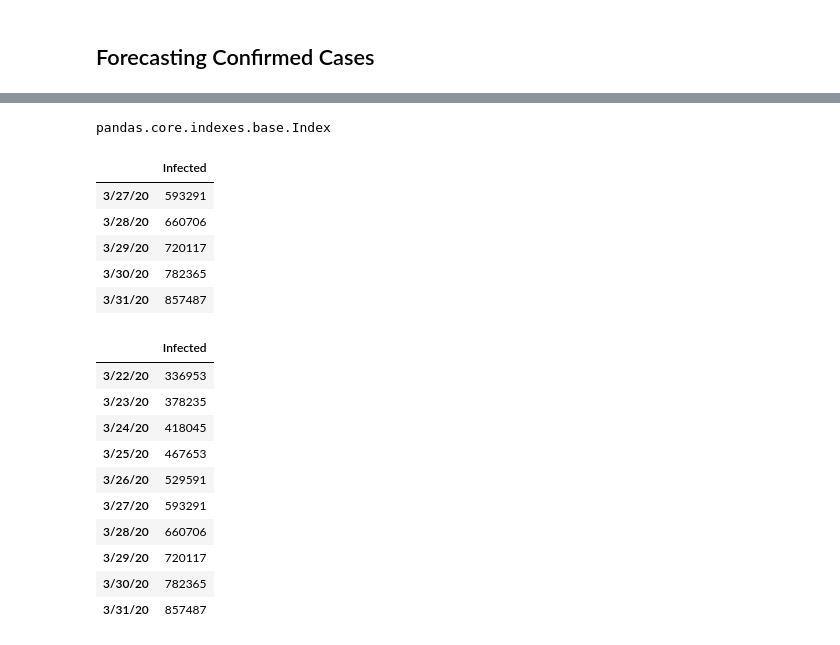
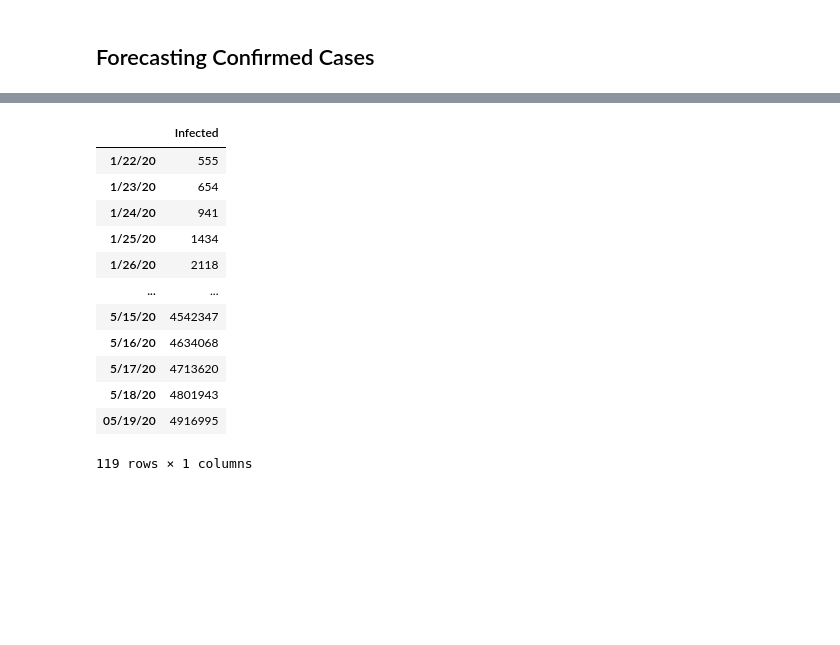
Before and after one commit to asrjy/covid-lstm, a Jupyter notebook: lstm.ipynb, the cells around one changed output, grey strips where cells are left out. Cells and saved outputs as stored; diff of their text form; code cells hidden in the pictures; blank space fills up the shorter version.

```diff
--- a/lstm.ipynb
+++ b/lstm.ipynb
@@ -22,3 +22,5 @@ from keras.preprocessing.sequence import TimeseriesGenerator
 from sklearn.preprocessing import MinMaxScaler
 import requests
 from bs4 import BeautifulSoup
+from datetime import date
+today = date.today()
@@ -26,3 +30,6 @@ from bs4 import BeautifulSoup
 confirmed_url = "https://github.com/CSSEGISandData/COVID-19/raw/master/csse_covid_19_data/csse_covid_19_time_series/time_series_covid19_confirmed_global.csv"
 deaths_url = "https://github.com/CSSEGISandData/COVID-19/raw/master/csse_covid_19_data/csse_covid_19_time_series/time_series_covid19_deaths_global.csv"
 recovered_url = "https://github.com/CSSEGISandData/COVID-19/raw/master/csse_covid_19_data/csse_covid_19_time_series/time_series_covid19_recovered_global.csv"
+# %%
+d1 = today.strftime("%m/%d/%y").replace(' 0', ' ')
+d1
@@ -196,27 +201,20 @@ plt.plot(forecast)
-# %%
-type(df.index)
-# %% [output]
-pandas.core.indexes.base.Index
-# %%
-df.tail()
-# %% [output]
-|  | Infected |
-| 3/27/20 | 593291 |
-| 3/28/20 | 660706 |
-| 3/29/20 | 720117 |
-| 3/30/20 | 782365 |
-| 3/31/20 | 857487 |
-# %%
-df.tail(10)
-# %% [output]
-|  | Infected |
-| 3/22/20 | 336953 |
-| 3/23/20 | 378235 |
-| 3/24/20 | 418045 |
-| 3/25/20 | 467653 |
-| 3/26/20 | 529591 |
-| 3/27/20 | 593291 |
-| 3/28/20 | 660706 |
-| 3/29/20 | 720117 |
-| 3/30/20 | 782365 |
-| 3/31/20 | 857487 |
+# %%
+df_temp = df
+# %%
+df_temp.loc[d1] = forecast
+# %%
+df_temp
+# %% [output]
+|  | Infected |
+| 1/22/20 | 555 |
+| 1/23/20 | 654 |
+| 1/24/20 | 941 |
+| 1/25/20 | 1434 |
+| 1/26/20 | 2118 |
+| ... | ... |
+| 5/15/20 | 4542347 |
+| 5/16/20 | 4634068 |
+| 5/17/20 | 4713620 |
+| 5/18/20 | 4801943 |
+| 05/19/20 | 4916995 |
+119 rows × 1 columns
```
Also changed, not shown: parts of 12 cells of this notebook, 2 other files.
